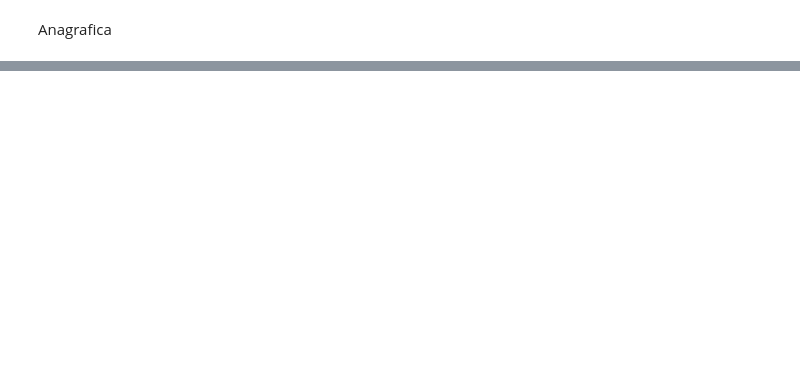
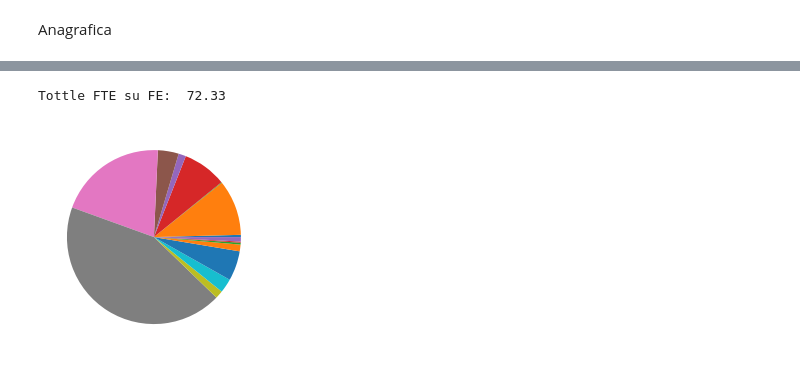
Before and after one commit to gmazzitelli/GSN2, a Jupyter notebook: AnagraficheCSN2.ipynb, the cells around one changed output, grey strips where cells are left out. Drawn from its saved outputs; the diff is of its cells as text; code cells hidden in the pictures; blank space fills up the shorter version.

```diff
--- a/AnagraficheCSN2.ipynb
+++ b/AnagraficheCSN2.ipynb
@@ -205,0 +315,6 @@ tecnici
+# %%
+# cerca tutte le persone con progetti attivi in CSN2 e crea il DB
+fe_people = pd.DataFrame(columns=CSN2.columns)
+for i, progetto in enumerate(fe_attivi[fe_attivi['Research line']==2].Project):
+    fe_people = fe_people.append(CSN2[CSN2.Esperimenti.str.contains(progetto)])
+fe_people.tail(30)
@@ -205,0 +359,22 @@ tecnici
+# %%
+# ipotizando un progetto esterno per persona agginge le colonne nome del progetto e percentuale sul FE
+fe_attivita = np.empty((len(fe_people)), dtype=object)
+fe_pp =  np.empty((len(fe_people)), dtype=object)
+for i, esperimenti in enumerate(fe_people.Esperimenti):
+  for j, fe_progetto in enumerate(fe_attivi[fe_attivi['Research line']==2].Project):
+    if esperimenti.find(fe_progetto)>=0:
+      esp_arr = esperimenti.split('\n')
+      for k in range(len(esp_arr)):
+        if esp_arr[k].find(fe_progetto)>=0:
+          fe_pp[i] = np.int(esp_arr[k].split('%')[0])
+          fe_attivita[i] = fe_progetto
+fe_people['fe_progetto'] = fe_attivita
+fe_people['fe_perc'] = fe_pp
+# %%
+print ('Tottle FTE su FE: ', fe_people.fe_perc.sum()/100)
+fe_density = fe_people['fe_perc'].groupby(fe_people['fe_progetto']).sum()/100
+plt.pie(fe_density)
+plt.show()
+# %% [output]
+Tottle FTE su FE:  72.33
+[figure, added]
```
Also changed, not shown: parts of 23 cells of this notebook.
